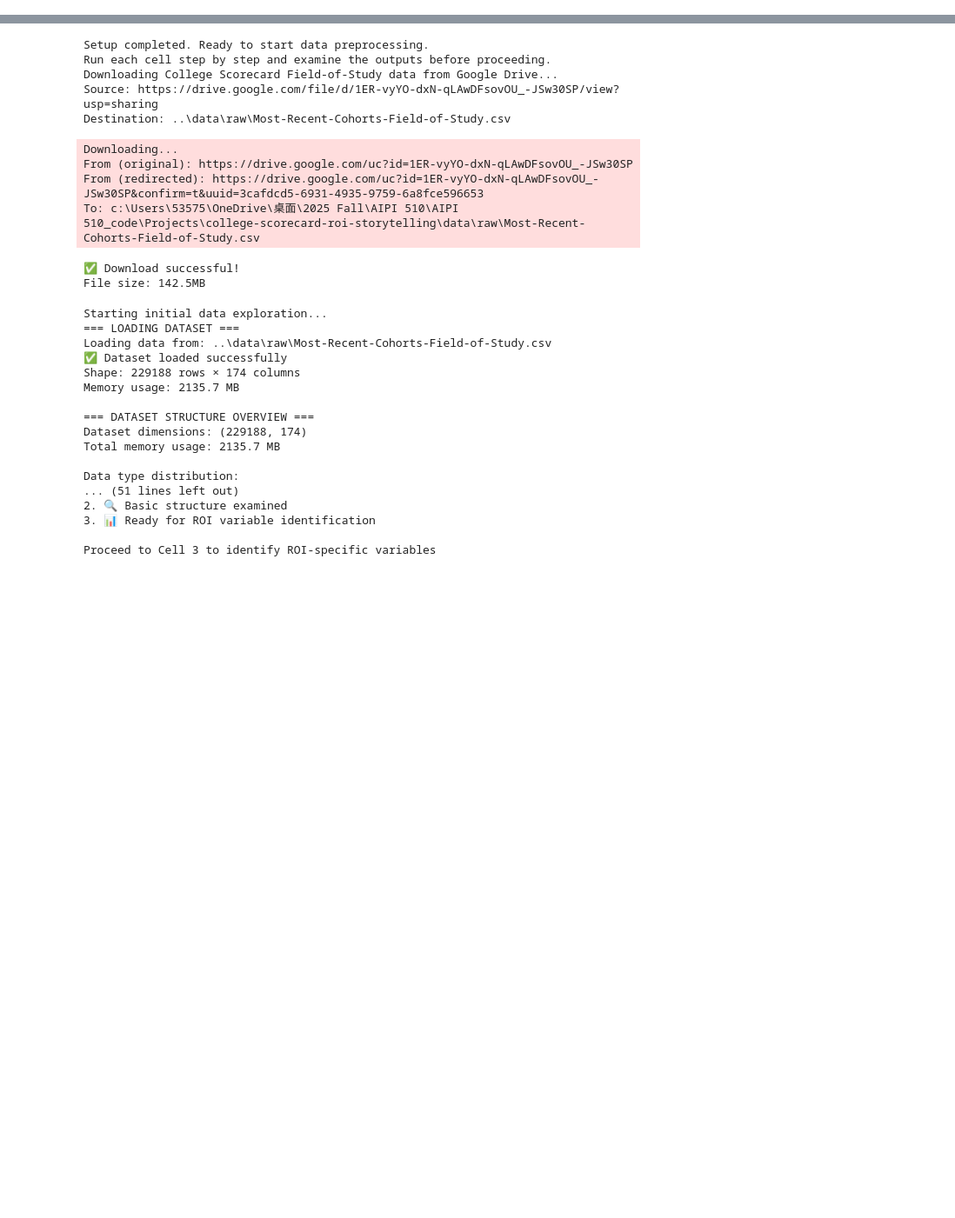
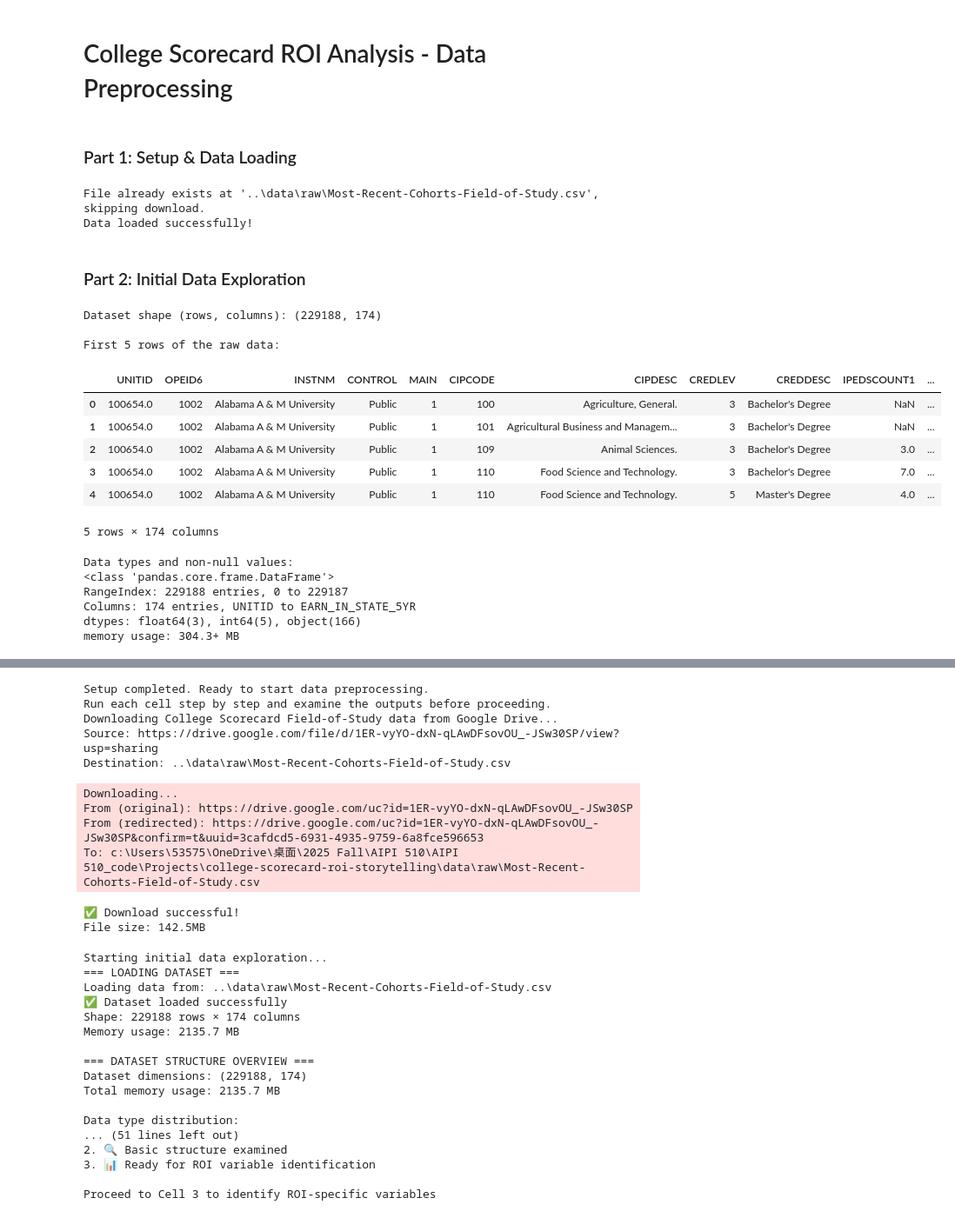
Before and after one commit to SophiaYifei/college-scorecard-roi-storytelling, a Jupyter notebook: notebooks/01_preprocess.ipynb, the cells around one changed output, grey strips where cells are left out. Shown at 87% size. Drawn from its saved outputs; the diff is of its cells as text; code cells hidden in the pictures; blank space fills up the shorter version.

Commit message:
initial notebook1

```diff
--- a/notebooks/01_preprocess.ipynb
+++ b/notebooks/01_preprocess.ipynb
@@ -0,0 +1,4 @@
+# %% [markdown]
+# College Scorecard ROI Analysis - Data Preprocessing
+# %% [markdown]
+### Part 1: Setup & Data Loading
@@ -0,0 +10,53 @@
+# %%
+# 1. Setup file path and download link
+data_dir = Path('../data/raw')      # Directory to store raw data
+file_path = data_dir / 'Most-Recent-Cohorts-Field-of-Study.csv'   # Define the final data file name and path
+drive_link = "https://drive.google.com/file/d/1ER-vyYO-dxN-qLAwDFsovOU_-JSw30SP/view?usp=sharing"     # Google Drive link to download the data
+
+# 2. Check if file exists, download if it doesn't
+data_dir.mkdir(parents=True, exist_ok=True)     # Make sure the data directory exists, create it if not
+
+if not file_path.exists():
+    print(f"File not found at '{file_path}', starting download from Google Drive...")
+    gdown.download(drive_link, str(file_path), fuzzy=True)
+    print("Download complete!")
+else:
+    print(f"File already exists at '{file_path}', skipping download.")
+
+# 3. Load the CSV data into a DataFrame
+df_raw = pd.read_csv(file_path, low_memory=False)
+print("Data loaded successfully!")
+# %% [output]
+File already exists at '..\data\raw\Most-Recent-Cohorts-Field-of-Study.csv', skipping download.
+Data loaded successfully!
+# %% [markdown]
+### Part 2: Initial Data Exploration
+# %%
+# Display the shape of the dataset.
+print(f"Dataset shape (rows, columns): {df_raw.shape}")
+
+# Display the first 5 rows of the data.
+print("\nFirst 5 rows of the raw data:")
+display(df_raw.head())
+print("\n")
+
+# Display a summary of the data types.
+print("\nData types and non-null values:")
+df_raw.info()
+# %% [output]
+Dataset shape (rows, columns): (229188, 174)
+
+First 5 rows of the raw data:
+|  | UNITID | OPEID6 | INSTNM | CONTROL | MAIN | CIPCODE | CIPDESC | CREDLEV | CREDDESC | IPEDSCOUNT1 | ... |
+| 0 | 100654.0 | 1002 | Alabama A & M University | Public | 1 | 100 | Agriculture, General. | 3 | Bachelor's Degree | NaN | ... |
+| 1 | 100654.0 | 1002 | Alabama A & M University | Public | 1 | 101 | Agricultural Business and Managem... | 3 | Bachelor's Degree | NaN | ... |
+| 2 | 100654.0 | 1002 | Alabama A & M University | Public | 1 | 109 | Animal Sciences. | 3 | Bachelor's Degree | 3.0 | ... |
+| 3 | 100654.0 | 1002 | Alabama A & M University | Public | 1 | 110 | Food Science and Technology. | 3 | Bachelor's Degree | 7.0 | ... |
+| 4 | 100654.0 | 1002 | Alabama A & M University | Public | 1 | 110 | Food Science and Technology. | 5 | Master's Degree | 4.0 | ... |
+5 rows × 174 columns
+Data types and non-null values:
+<class 'pandas.core.frame.DataFrame'>
+RangeIndex: 229188 entries, 0 to 229187
+Columns: 174 entries, UNITID to EARN_IN_STATE_5YR
+dtypes: float64(3), int64(5), object(166)
+memory usage: 304.3+ MB
```
Also changed, not shown: parts of 8 cells of this notebook.
